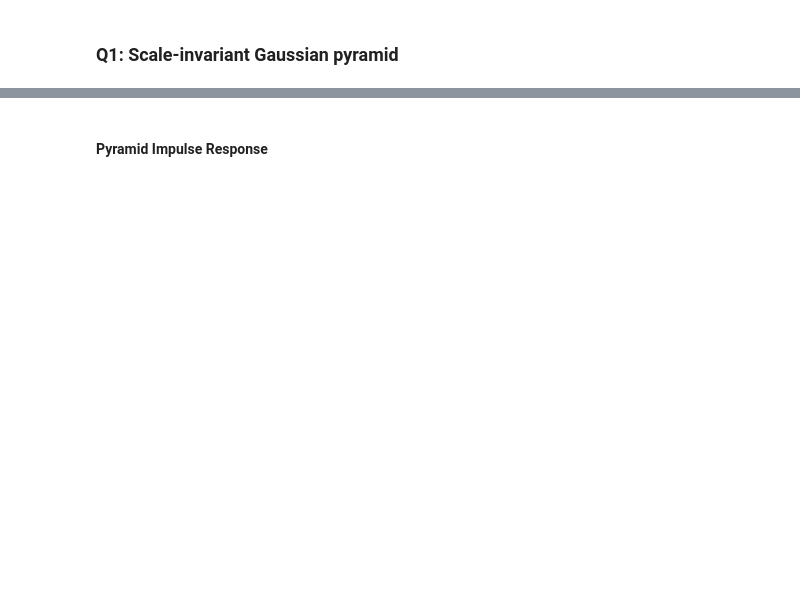
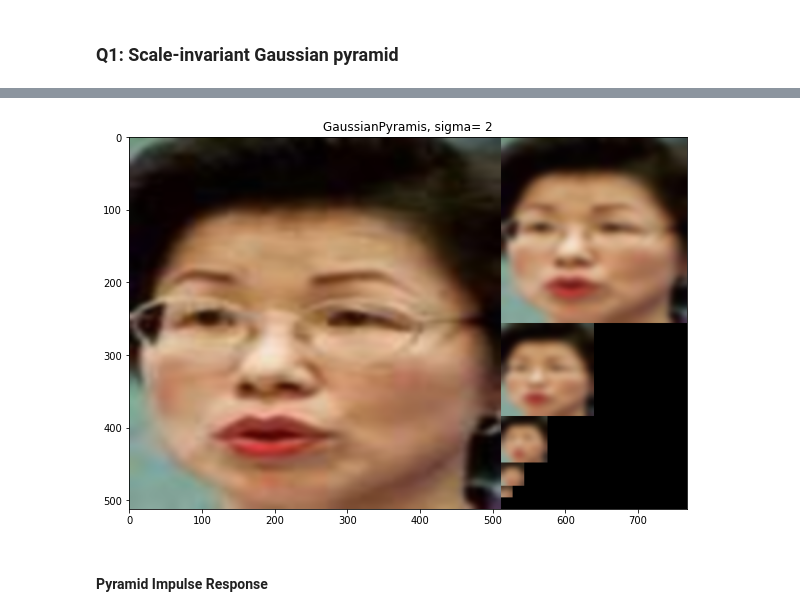
Before and after one commit to bhomaidan1990/Computer_Vision_Labs, a Jupyter notebook: CV_Lab_3.ipynb, the cells around one changed output, grey strips where cells are left out. Saved outputs shown, nothing was run; the diff lists cells and outputs as text; code cells hidden in the pictures; blank space fills up the shorter version.

```diff
--- a/CV_Lab_3.ipynb
+++ b/CV_Lab_3.ipynb
@@ -238,2 +127,86 @@ plt.show()
+# %%
+#=================
+# Resize Function
+#=================
+def _resize(image, downscale=2, step=2, minSize=(7, 7)):
+    if(image.shape > minSize ):
+        newSize = (image.shape[0]// downscale, image.shape[1]//downscale)
+        newImage = cv2.resize(image, dsize=newSize, fx=step, fy=step)
+        return newImage
+    else:
+        return 0
+#===========================
+# Gaussian Pyramid Function
+#===========================
+def pyramid(image, sigma_0=1):
+    '''
+    Function to create a Gaussian pyramid from an image for given standard deviation sigma_0
+
+    Parameters:
+    -----------
+    @param: image: nd-array.
+             The original image.
+    @param: sigma_0: float.
+            standard deviation of the Gaussian distribution.
+
+    returns:
+    List of images with different scales, the pyramid
+    '''
+    # Resize All input images into a standard size
+    image = cv2.resize(image,(512,512))
+
+    # level 0
+    if ceil(6*sigma_0)%2 ==0 :
+        Gimage = cv2.GaussianBlur(image, (ceil(6*sigma_0)+1, ceil(6*sigma_0)+1), sigmaX=sigma_0, sigmaY=sigma_0)
+    else:
+        Gimage = cv2.GaussianBlur(image, (ceil(6*sigma_0)+2, ceil(6*sigma_0)+2), sigmaX=sigma_0, sigmaY=sigma_0)
+    # sigma_k
+    sigma_k = 4*sigma_0
+    # Pyramid as list
+    GaussPyr = [Gimage]
+
+    # Loop  of other levels of the pyramid
+    for k in range(1,6):
+
+        if ceil(6*sigma_k)%2 ==0 :
+            smoothed = cv2.GaussianBlur(GaussPyr[k-1], (ceil(6*sigma_k)+1, ceil(6*sigma_k)+1), sigmaX=sigma_k, sigmaY=sigma_k)
+        else:
+            smoothed = cv2.GaussianBlur(GaussPyr[k-1], (ceil(6*sigma_k)+2, ceil(6*sigma_k)+2), sigmaX=sigma_k, sigmaY=sigma_k)
+
+        # Downscaled Image
+        resized = _resize(smoothed ,step=0.25*sigma_k)
+        GaussPyr.append(resized)
+    return GaussPyr
+#--------------------------------------------------------------
+# Read Image
+#=============
+img = cv2.imread('/content/test/face/0001.jpg')
+img = cv2.cvtColor(img, cv2.COLOR_BGR2RGB)
+
+# sigma
+sigma = 2
+
+# Create a Gaussian pyramid
+pyr1 = pyramid(img, sigma_0=sigma)
+
+# Visualizse the Pyramid
+container = np.zeros((512, 768, 3), dtype=int)
+oldrows = 0
+container[:512, :512, :] = pyr1[0]
+
+for idx, im in enumerate(pyr1):
+    if idx != 0 :
+        nrows, ncols = pyr1[idx].shape[0], pyr1[idx].shape[1]
+        container[oldrows:oldrows+nrows, 512:512+ncols,:] = pyr1[idx]
+        oldrows += nrows
+#====================
+# Visualize Results
+#====================
+plt.figure(num="Pyramids", figsize=(10,10))
+plt.imshow(container)
+plt.title("GaussianPyramis, sigma= {}".format(sigma))
+plt.show()
+# %% [output]
+[figure, added]
 # %% [markdown]
 #### Pyramid Impulse Response
```
Also changed, not shown: parts of 11 cells of this notebook.
